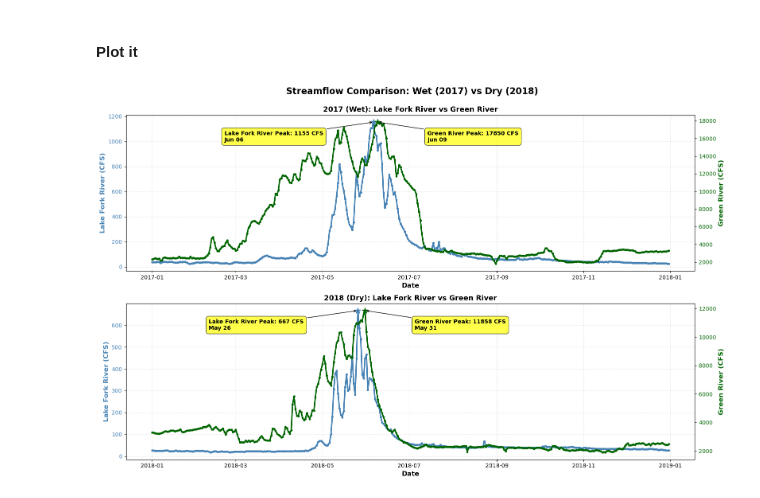
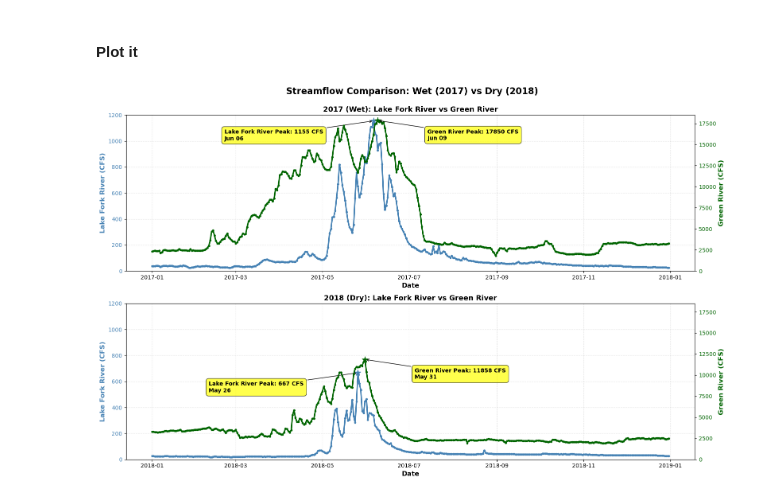
Before and after one commit to magnustveit1/reproducible-streamflow-analysis, a Jupyter notebook: notebooks/Reproducible_Streamflow_Analysis.ipynb, the cells around one changed output. Drawn from its saved outputs; the diff is of its cells as text; code cells hidden in the pictures.

```diff
--- a/notebooks/Reproducible_Streamflow_Analysis.ipynb
+++ b/notebooks/Reproducible_Streamflow_Analysis.ipynb
@@ -19,7 +18,7 @@ import os
 #### Load Data
 # %%
 # Example for one file
-df = pd.read_csv("../data/raw/09289500_1980_2020.csv")
+df = pd.read_csv("../data/09289500_1980_2020.csv")
 print(df.head())
 print(df.columns)
 # %% [output]
@@ -42,10 +41,10 @@ Index(['Datetime', 'USGS_flow', 'variable', 'USGS_ID', 'measurement_unit',
 # %%
 # Define file paths and labels
 files = {
-    "Lake Fork River": "../data/raw/09289500_1980_2020.csv",
-    "Green River": "../data/raw/09261000_1980_2020.csv",
-    "Colorado River Potash": "../data/raw/09185600_1980_2020.csv",
-    "Colorado River Cisco": "../data/raw/09180500_1980_2020.csv"
+    "Lake Fork River": "../data/09289500_1980_2020.csv",
+    "Green River": "../data/09261000_1980_2020.csv",
+    "Colorado River Potash": "../data/09185600_1980_2020.csv",
+    "Colorado River Cisco": "../data/09180500_1980_2020.csv"
 }
 
 # Read CSVs into a dictionary of DataFrames
@@ -214,13 +210,0 @@ plt.show()
-# %%
-print("\nStreamflow Statistics Summary:")
-print("="*80)
-for stream in streams_list:
-    df = data_6yr[stream]
-    print(f"\n{stream}:")
-    print(f"  Mean:      {df['USGS_flow'].mean():>10.2f} CFS")
-    print(f"  Median:    {df['USGS_flow'].median():>10.2f} CFS")
-    print(f"  Std Dev:   {df['USGS_flow'].std():>10.2f} CFS")
-    print(f"  Min:       {df['USGS_flow'].min():>10.2f} CFS")
-    print(f"  Max:       {df['USGS_flow'].max():>10.2f} CFS")
-    print(f"  Range:     {df['USGS_flow'].max() - df['USGS_flow'].min():>10.2f} CFS")
-print("="*80)
@@ -493,37 +384,39 @@ for idx, (year_label, data_dict) in enumerate(year_data.items()):
     ax.tick_params(axis='y', labelcolor='steelblue')
     ax.plot(data_dict['Lake Fork River'].index, data_dict['Lake Fork River']['USGS_flow'],
             color='steelblue', linewidth=2.5, marker='o', markersize=3, label='Lake Fork River (Headwater Catchment)')
+    ax.set_ylim(0, 1200)
 
     # Right axis: Green River
     ax2 = ax.twinx()
     ax2.set_ylabel('Green River (CFS)', fontsize=12, fontweight='bold', color='darkgreen')
     ax2.tick_params(axis='y', labelcolor='darkgreen')
     ax2.plot(data_dict['Green River'].index, data_dict['Green River']['USGS_flow'],
              color='darkgreen', linewidth=2.5, marker='o', markersize=3, label='Green River (Below Reservoir)')
+    ax2.set_ylim(0, 18500)
 
     ax.set_title(f'{year_label}: Lake Fork River vs Green River', fontsize=13, fontweight='bold')
 
     # Peak markers and annotations with sides switched
     for label, axis, color in zip(['Lake Fork River', 'Green River'], [ax, ax2], ['steelblue', 'darkgreen']):
         peak_idx = data_dict[label]['USGS_flow'].idxmax()
         peak_flow = data_dict[label]['USGS_flow'].max()
         axis.scatter([peak_idx], [peak_flow], color=color, s=120, marker='*', zorder=5)
 
         # Adjust annotation position based on axis
         if label == 'Lake Fork River':
             xytext = (-270, -35)   # left of peak, below
         else:  # Green River
             xytext = (90, -35)   # right of peak, below
 
         axis.annotate(f'{label} Peak: {peak_flow:.0f} CFS\n{peak_idx.strftime("%b %d")}',
                       xy=(peak_idx, peak_flow), xytext=xytext, textcoords='offset points',
                       fontsize=10, fontweight='bold',
                       bbox=dict(boxstyle='round,pad=0.5', facecolor='yellow', alpha=0.7),
                       arrowprops=dict(arrowstyle='->', connectionstyle='arc3,rad=0'))
 
     ax.grid(True, alpha=0.3, linestyle='--')
 
 fig_years.tight_layout()
 plt.show()
 # %% [output]
-[figure, old version]
+[figure, new version]
```
Also changed, not shown: parts of 5 cells of this notebook, 7 other files.
